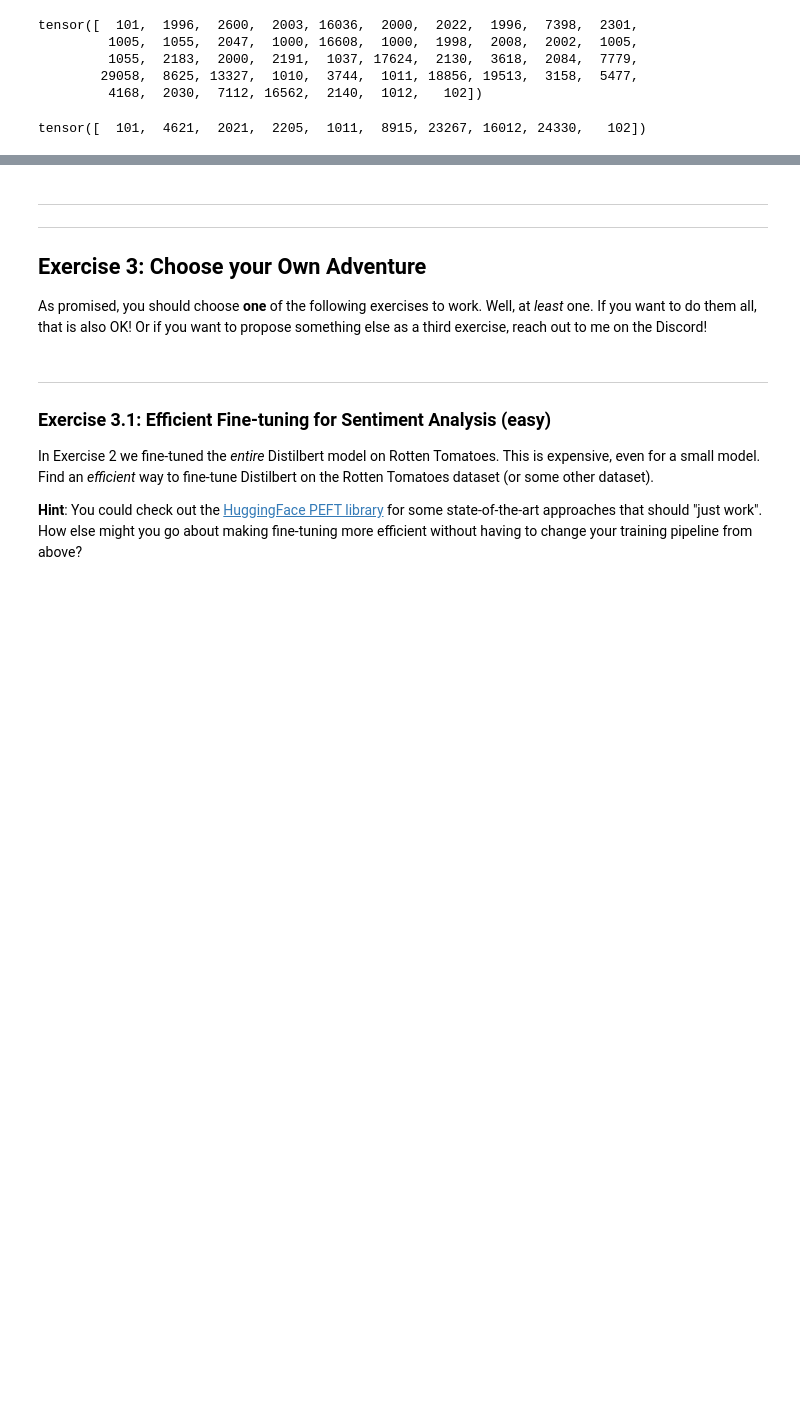
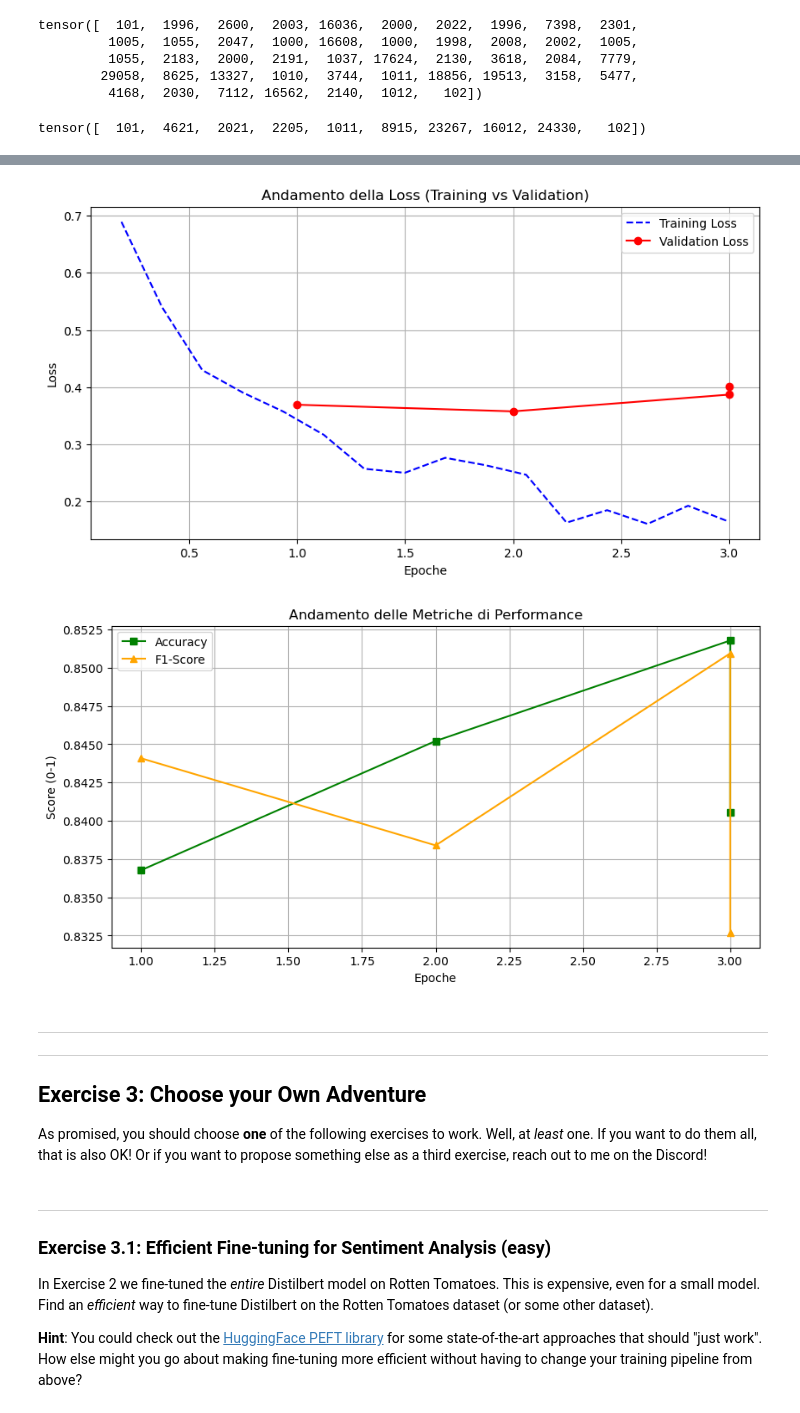
Before and after one commit to francesco-faggioli/DLA_Lab, a Jupyter notebook: DLA_Lab2/DLA-Lab2.ipynb, the cells around one changed output, grey strips where cells are left out. Drawn from its saved outputs; the diff is of its cells as text; code cells hidden in the pictures; blank space fills up the shorter version.

```diff
--- a/DLA_Lab2/DLA-Lab2.ipynb
+++ b/DLA_Lab2/DLA-Lab2.ipynb
@@ -542,3 +950,38 @@ ImportError: Using the `Trainer` with `PyTorch` requires `accelerate>=1.1.0`: Pl
+# %%
+import matplotlib.pyplot as plt
+import pandas as pd
+
+# Estrazione della cronologia dei log
+history = pd.DataFrame(trainer_exp4.state.log_history)
+
+# Separiamo i log di training da quelli di valutazione
+train_history = history[history['loss'].notna()]
+eval_history = history[history['eval_loss'].notna()]
+
+# --- Grafico 1: Loss ---
+plt.figure(figsize=(10, 5))
+plt.plot(train_history['epoch'], train_history['loss'], label='Training Loss', color='blue', linestyle='--')
+plt.plot(eval_history['epoch'], eval_history['eval_loss'], label='Validation Loss', color='red', marker='o')
+plt.title('Andamento della Loss (Training vs Validation)')
+plt.xlabel('Epoche')
+plt.ylabel('Loss')
+plt.legend()
+plt.grid(True)
+plt.show()
+
+# --- Grafico 2: Accuratezza e F1 ---
+plt.figure(figsize=(10, 5))
+plt.plot(eval_history['epoch'], eval_history['eval_accuracy'], label='Accuracy', color='green', marker='s')
+plt.plot(eval_history['epoch'], eval_history['eval_f1'], label='F1-Score', color='orange', marker='^')
+plt.title('Andamento delle Metriche di Performance')
+plt.xlabel('Epoche')
+plt.ylabel('Score (0-1)')
+plt.legend()
+plt.grid(True)
+plt.show()
+# %% [output]
+[figure, added]
+[figure, added]
 # %% [markdown]
 
 ---
```
Also changed, not shown: parts of 18 cells of this notebook.
